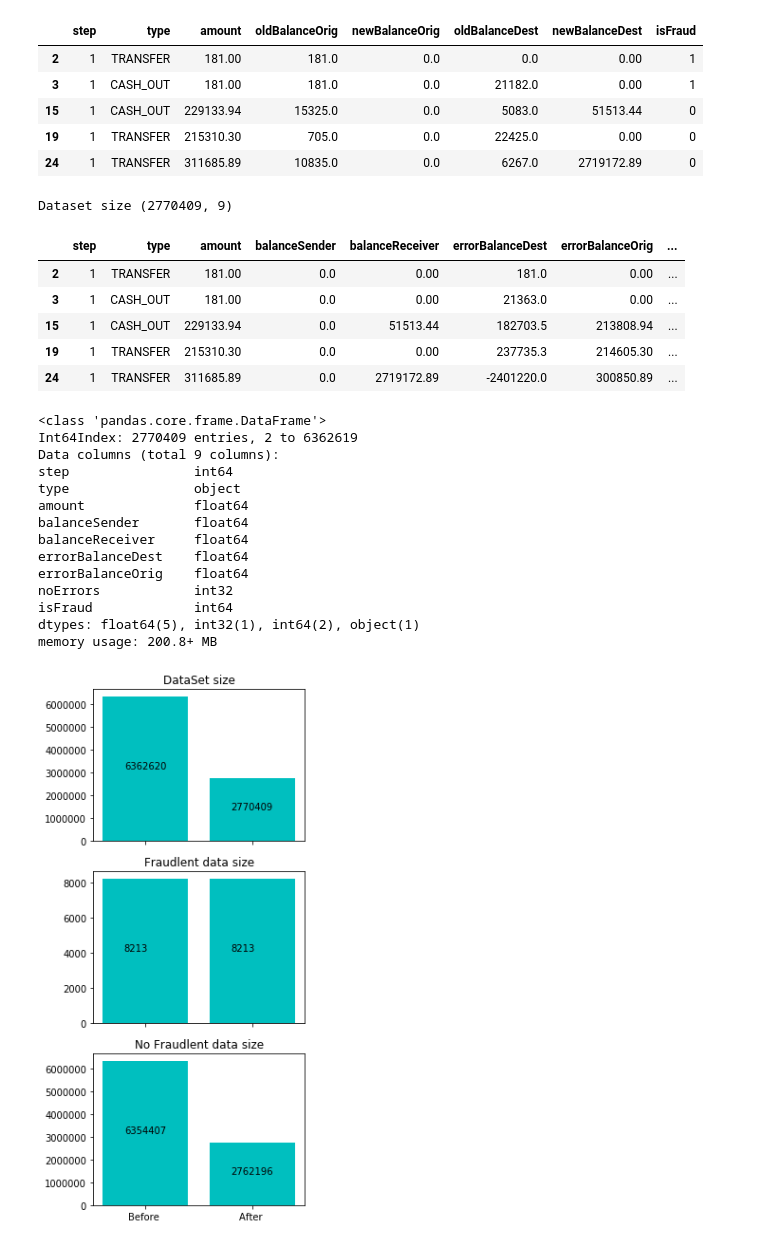
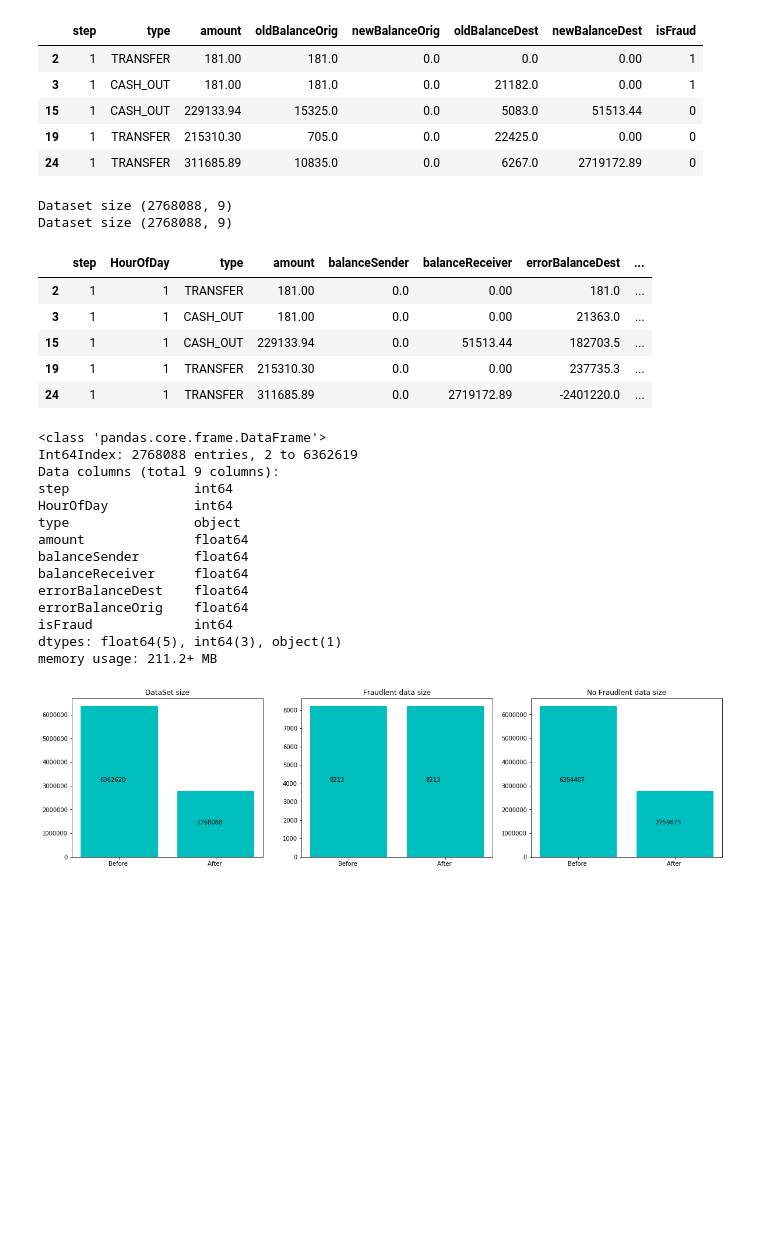
Before and after one commit to SouadOO/ML_Fraud_Transactions, a Jupyter notebook: 2_DataCleaning/CleanData.ipynb, the cells around one changed output. Drawn from its saved outputs; the diff is of its cells as text; code cells hidden in the pictures; blank space fills up the shorter version.

```diff
--- a/2_DataCleaning/CleanData.ipynb
+++ b/2_DataCleaning/CleanData.ipynb
@@ -15,10 +15,9 @@ warnings.filterwarnings("ignore", category=DeprecationWarning)
 # %%
 ######################################   LOAD DATA:   ################################
 
-df = pd.read_csv('data/in_Dataset')
+df = pd.read_csv('../data/dataset.csv')
 
 df = df.rename(columns={'oldbalanceOrg':'oldBalanceOrig', 'newbalanceOrig':'newBalanceOrig', \
                         'oldbalanceDest':'oldBalanceDest', 'newbalanceDest':'newBalanceDest'})
-df.info()
 print("Dataset size", df.shape)
 # %% [output]
@@ -44,15 +27,19 @@ Dataset size (6362620, 11)
 ##########################################  CLEAN DATA ########################################
 
 #Relying on EDA, we must to:
-#1 deal with umbalanced data
-#2 work only with 'TRANSFER's and 'CASH_OUT' transaction
-#3 Remove IsFlaggedFraud
-#4 Remove Marchand from data
-#5 Add new column for amount to deal with missing balnaces
+#1 Keep only with 'TRANSFER's and 'CASH_OUT' transaction
+#2 Remove IsFlaggedFraud
+#3 Add new features of errorBalanceDest and errorBalanceDest to deal with missing balance
+#4 Add new feature of HourOfDay more meaninful than step
+#5 deal with umbalanced data
+#   5_1 Remove transactions with errorBalanceDest>-1000000 and errorBalanceOrig<2000000
+#   5_2 Remove a big part of transactions with amount more than 20 millions in the objectef to deal with unbalance pb
+#   5_3 Keep only CC transactions and remove CM
+
 
 #print ('dataset size :%s'& df_clean.shape)
 
-# 2 only two types of transactions occurs in fraud,So we assemble only the corresponding data in X for analysis
+# 1 only two types of transactions occurs in fraud,So we assemble only the corresponding data in X for analysis
 df_clean = df.loc[(df.type == 'TRANSFER') | (df.type == 'CASH_OUT')]
 
 
@@ -63,6 +50,9 @@ df_clean = df_clean[~df_clean.nameOrig.str.startswith('M') | ~df_clean.nameDest.
 # 4 Remove IsFlaggedFraud,it is meaningful because isFraud always set when IsFlaggedFraud is set
 df_clean.drop(['nameOrig','nameDest','isFlaggedFraud'],axis=1,inplace=True)
 
+# remove transaction with amount more than 2 millions
+df_clean = df_clean.loc[(df_clean.amount < 20000000)]
+
 
 print("Dataset size", df_clean.shape)
 df_clean.head()
@@ -89,43 +79,53 @@ Dataset size (2770409, 8)
 df_feature = pd.DataFrame(df_clean)
 df_feature['errorBalanceOrig'] = df_feature.newBalanceOrig + df_feature.amount - df_feature.oldBalanceOrig
 df_feature['errorBalanceDest'] = df_feature.oldBalanceDest + df_feature.amount - df_feature.newBalanceDest
-df_feature['noErrors'] = np.where((df_feature.errorBalanceOrig == 0) & (df_feature.errorBalanceDest == 0), 1, 0)
 df_feature.drop(['oldBalanceOrig', 'oldBalanceDest'], 1, inplace=True)
 df_feature = df_feature.rename(columns={'newBalanceOrig':'balanceSender', 'newBalanceDest':'balanceReceiver'})
 
+#remove transaction with errorBalanceDest>-1000000 and errorBalanceOrig<2000000
+df_feature=df_feature.loc[(df_feature.errorBalanceDest>=-10000000) & (df_feature.errorBalanceOrig<=20000000)]
+
+# adding feature HourOfDay to df_feature
+df_feature["HourOfDay"] = np.nan
+df_feature.HourOfDay = df_feature.step % 24
+
+
+print("Dataset size", df_feature.shape)
+df_feature.head()
 
 #df_feature.dtypes
 
 #change order of columns
-df_feature = df_feature[['step', 'type','amount', 'balanceSender', 'balanceReceiver', 'errorBalanceDest','errorBalanceOrig','noErrors','isFraud']]
+df_feature = df_feature[['step','HourOfDay', 'type','amount', 'balanceSender', 'balanceReceiver', 'errorBalanceDest','errorBalanceOrig','isFraud']]
 
 
 print("Dataset size", df_feature.shape)
 df_feature.head()
 # %% [output]
-Dataset size (2770409, 9)
+Dataset size (2768088, 9)
+Dataset size (2768088, 9)
-|  | step | type | amount | balanceSender | balanceReceiver | errorBalanceDest | errorBalanceOrig | ... |
-| 2 | 1 | TRANSFER | 181.00 | 0.0 | 0.00 | 181.0 | 0.00 | ... |
-| 3 | 1 | CASH_OUT | 181.00 | 0.0 | 0.00 | 21363.0 | 0.00 | ... |
-| 15 | 1 | CASH_OUT | 229133.94 | 0.0 | 51513.44 | 182703.5 | 213808.94 | ... |
-| 19 | 1 | TRANSFER | 215310.30 | 0.0 | 0.00 | 237735.3 | 214605.30 | ... |
-| 24 | 1 | TRANSFER | 311685.89 | 0.0 | 2719172.89 | -2401220.0 | 300850.89 | ... |
+|  | step | HourOfDay | type | amount | balanceSender | balanceReceiver | errorBalanceDest | ... |
+| 2 | 1 | 1 | TRANSFER | 181.00 | 0.0 | 0.00 | 181.0 | ... |
+| 3 | 1 | 1 | CASH_OUT | 181.00 | 0.0 | 0.00 | 21363.0 | ... |
+| 15 | 1 | 1 | CASH_OUT | 229133.94 | 0.0 | 51513.44 | 182703.5 | ... |
+| 19 | 1 | 1 | TRANSFER | 215310.30 | 0.0 | 0.00 | 237735.3 | ... |
+| 24 | 1 | 1 | TRANSFER | 311685.89 | 0.0 | 2719172.89 | -2401220.0 | ... |
 # %%
 df_feature.info()
 # %% [output]
 <class 'pandas.core.frame.DataFrame'>
-Int64Index: 2770409 entries, 2 to 6362619
+Int64Index: 2768088 entries, 2 to 6362619
 Data columns (total 9 columns):
 step                int64
+HourOfDay           int64
 type                object
 amount              float64
 balanceSender       float64
 balanceReceiver     float64
 errorBalanceDest    float64
 errorBalanceOrig    float64
-noErrors            int32
 isFraud             int64
-dtypes: float64(5), int32(1), int64(2), object(1)
-memory usage: 200.8+ MB
+dtypes: float64(5), int64(3), object(1)
+memory usage: 211.2+ MB
 # %%
 #Save cleaned data
@@ -133,35 +133,33 @@ df_feature.to_csv('data/cleanedData.csv', index=False)
 # %%
 ####################################    DATA Visualization     ################################
     ######################################## Size ########################################
 
-f, ax = plt.subplots(3, sharex=True)
+f, ax = plt.subplots(1,3, sharex=True,figsize=(20,5))
 
 def plotSize(ax,before,after,t):
     b=ax.bar(['Before ', 'After '], [before,after],color='c')
     ax.set_title(t)
     ax.text(b[0].get_x()+0.2,b[0].get_height()/2,'%d' % int(before))
     ax.text(b[1].get_x()+0.2,b[1].get_height()/2,'%d' % int(after))
 
 #totale size of dataset
 before=len(df)
 after=len(df_feature)
 plotSize(ax[0],before,after,'DataSet size')
 
 #totale size of Fraud records
 before=len(df.loc[(df.isFraud == 1)])
 after=len(df_feature.loc[(df_feature.isFraud == 1)])
 plotSize(ax[1],before,after,'Fraudlent data size')
 
 #totale size of not Fraud records
 before=len(df.loc[(df.isFraud == 0)])
 after=len(df_feature.loc[(df_feature.isFraud == 0)])
 plotSize(ax[2],before,after,"No Fraudlent data size")
 
-f.set_figheight(10)
-f.set_figwidth(4)
 plt.show()
 # %% [output]
-[figure, old version]
+[figure, new version]
 # %%
 ####################################    DATA Visualization     ################################
     ######################################## Correlation all transaction  ########################################
```
Also changed, not shown: parts of 7 cells of this notebook, 9 other files.
